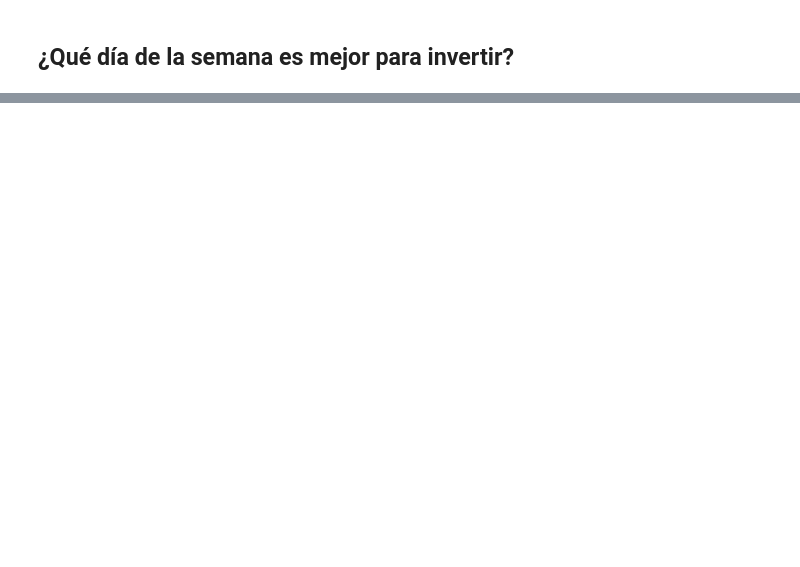
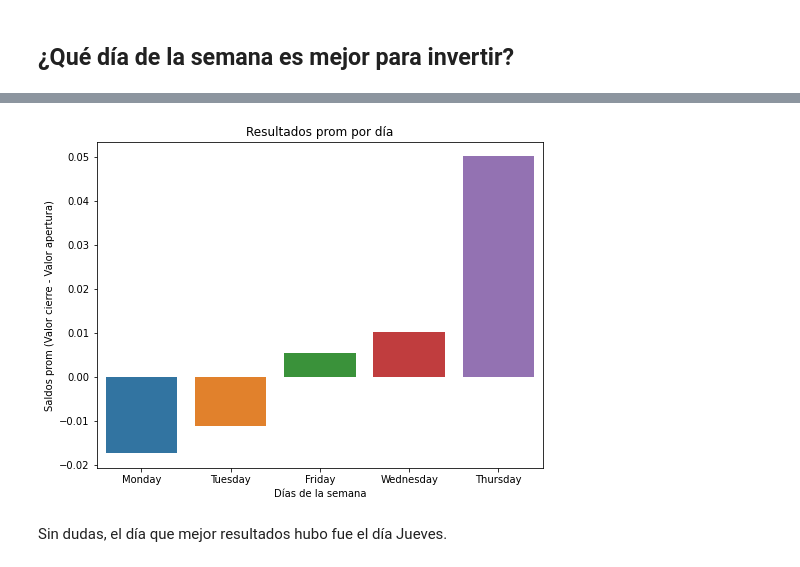
Before and after one commit to Ezemettler/PI2-DA, a Jupyter notebook: EDA_PI2DA.ipynb, the cells around one changed output, grey strips where cells are left out. Cells and saved outputs as stored; diff of their text form; code cells hidden in the pictures; blank space fills up the shorter version.

```diff
--- a/EDA_PI2DA.ipynb
+++ b/EDA_PI2DA.ipynb
@@ -378,0 +362,3 @@ df_byDate
+# %%
+df_byDate['saldo'] = df_byDate['Close'] - df_byDate['Open']
+df_byDate.head()
@@ -378,0 +372,3 @@ df_byDate
+# %%
+saldo_byDate = df_byDate.groupby('dayOfWeek').mean()
+saldo_byDate
@@ -378,0 +383,5 @@ df_byDate
+# %%
+saldo_byDate['dayOfWeek'] = saldo_byDate.index
+saldo_byDate.reset_index(drop=True, inplace=True)
+saldo_byDate = saldo_byDate[ ['dayOfWeek', 'saldo'] ]
+saldo_byDate
@@ -378,0 +404,13 @@ df_byDate
+# %%
+# Graficamos
+
+plt.figure(figsize=(8, 6))       # Tamaño de gráfico
+sns.barplot(x='dayOfWeek', y='saldo', data=saldo_byDate, order=saldo_byDate.sort_values('saldo').dayOfWeek)
+plt.title('Resultados prom por día')
+plt.xlabel('Días de la semana')
+plt.ylabel('Saldos prom (Valor cierre - Valor apertura)')
+plt.show()
+# %% [output]
+[figure, added]
+# %% [markdown]
+Sin dudas, el día que mejor resultados hubo fue el día Jueves.
```
Also changed, not shown: parts of 10 cells of this notebook.
